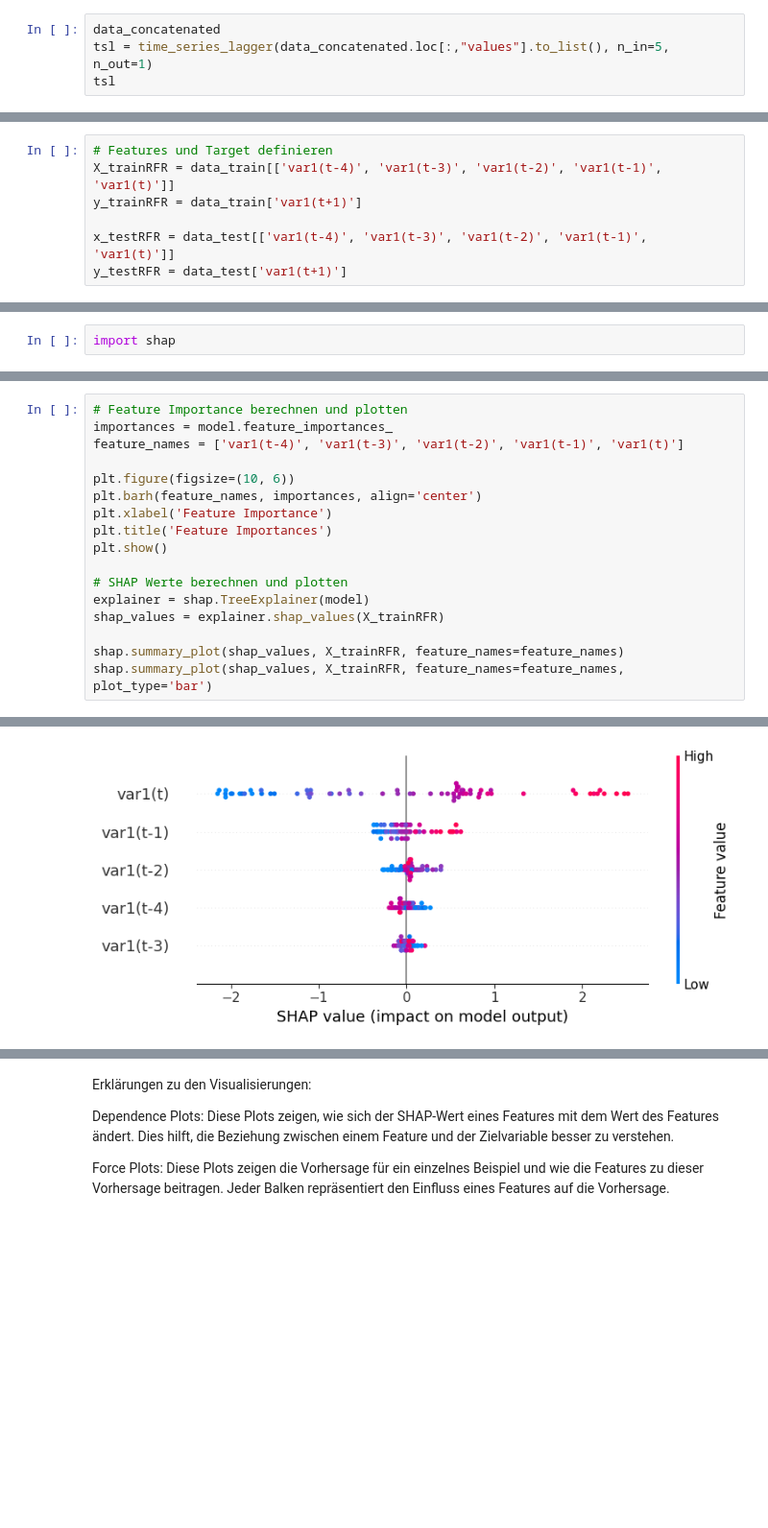
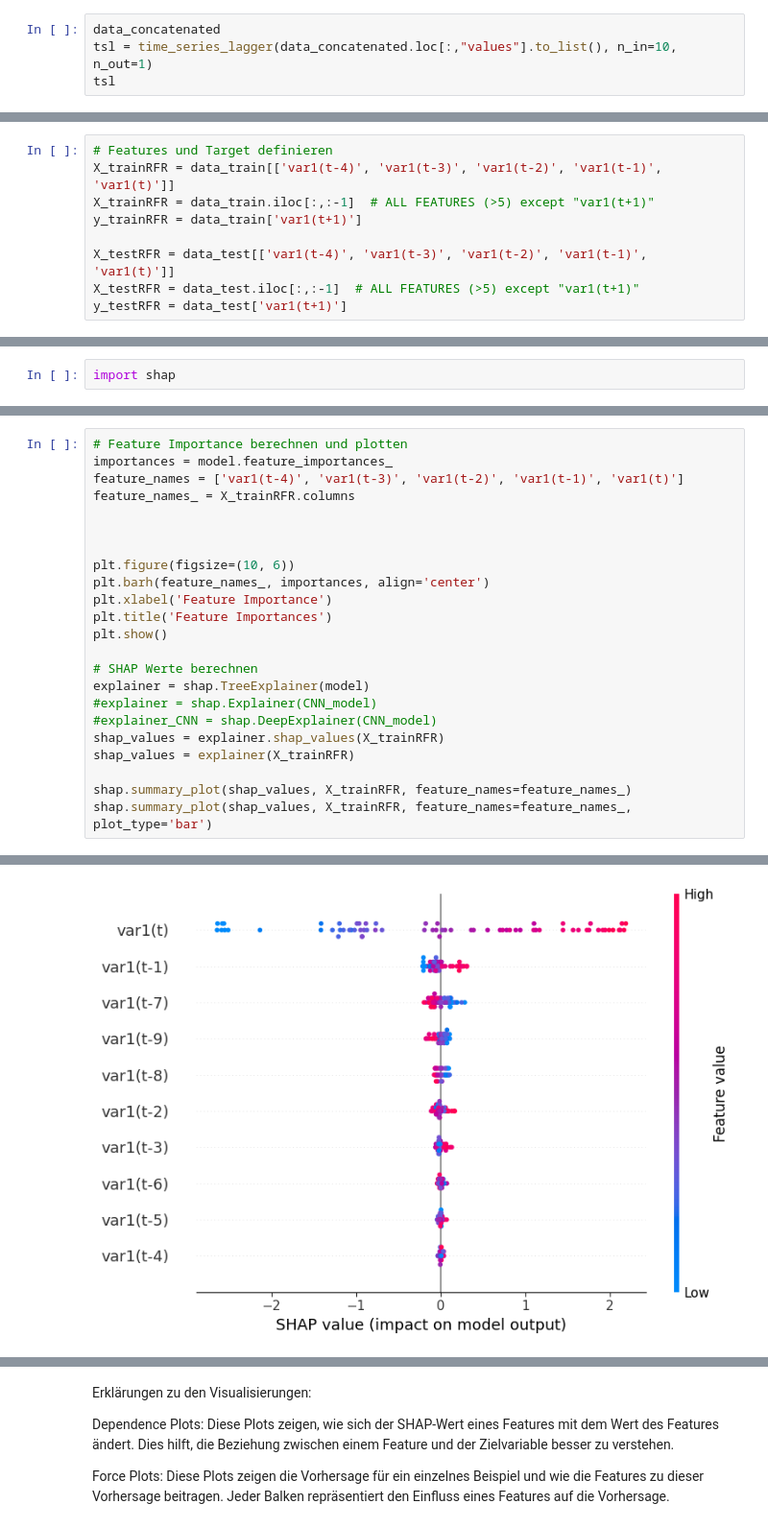
Before and after one commit to mmelinanna/xaiplayground, a Jupyter notebook: random_forest.ipynb, the cells around one changed output, grey strips where cells are left out. Shown at 96% size. Drawn from its saved outputs; the diff is of its cells as text; blank space fills up the shorter version.

```diff
--- a/random_forest.ipynb
+++ b/random_forest.ipynb
@@ -514,6 +785,6 @@ data_concatenated
 90 rows × 2 columns
 # %%
 data_concatenated
-tsl = time_series_lagger(data_concatenated.loc[:,"values"].to_list(), n_in=5, n_out=1)
+tsl = time_series_lagger(data_concatenated.loc[:,"values"].to_list(), n_in=10, n_out=1)
 tsl
 # %% [output]
@@ -558,9 +836,11 @@ import matplotlib.pyplot as plt
 # %%
 # Features und Target definieren
 X_trainRFR = data_train[['var1(t-4)', 'var1(t-3)', 'var1(t-2)', 'var1(t-1)', 'var1(t)']]
+X_trainRFR = data_train.iloc[:,:-1]  # ALL FEATURES (>5) except "var1(t+1)"
 y_trainRFR = data_train['var1(t+1)']
 
-x_testRFR = data_test[['var1(t-4)', 'var1(t-3)', 'var1(t-2)', 'var1(t-1)', 'var1(t)']]
+X_testRFR = data_test[['var1(t-4)', 'var1(t-3)', 'var1(t-2)', 'var1(t-1)', 'var1(t)']]
+X_testRFR = data_test.iloc[:,:-1]  # ALL FEATURES (>5) except "var1(t+1)"
 y_testRFR = data_test['var1(t+1)']
 # %%
 train_df.head()
@@ -764,17 +1087,23 @@ import shap
 # Feature Importance berechnen und plotten
 importances = model.feature_importances_
 feature_names = ['var1(t-4)', 'var1(t-3)', 'var1(t-2)', 'var1(t-1)', 'var1(t)']
+feature_names_ = X_trainRFR.columns
+
+
 
 plt.figure(figsize=(10, 6))
-plt.barh(feature_names, importances, align='center')
+plt.barh(feature_names_, importances, align='center')
 plt.xlabel('Feature Importance')
 plt.title('Feature Importances')
 plt.show()
 
-# SHAP Werte berechnen und plotten
+# SHAP Werte berechnen
 explainer = shap.TreeExplainer(model)
+#explainer = shap.Explainer(CNN_model)
+#explainer_CNN = shap.DeepExplainer(CNN_model)
 shap_values = explainer.shap_values(X_trainRFR)
+shap_values = explainer(X_trainRFR)
 
-shap.summary_plot(shap_values, X_trainRFR, feature_names=feature_names)
-shap.summary_plot(shap_values, X_trainRFR, feature_names=feature_names, plot_type='bar')
+shap.summary_plot(shap_values, X_trainRFR, feature_names=feature_names_)
+shap.summary_plot(shap_values, X_trainRFR, feature_names=feature_names_, plot_type='bar')
 # %% [output]
@@ -782 +1111 @@ shap.summary_plot(shap_values, X_trainRFR, feature_names=feature_names, plot_typ
-[figure, old version]
+[figure, new version]
```
Also changed, not shown: parts of 38 cells of this notebook, 3 other files.
